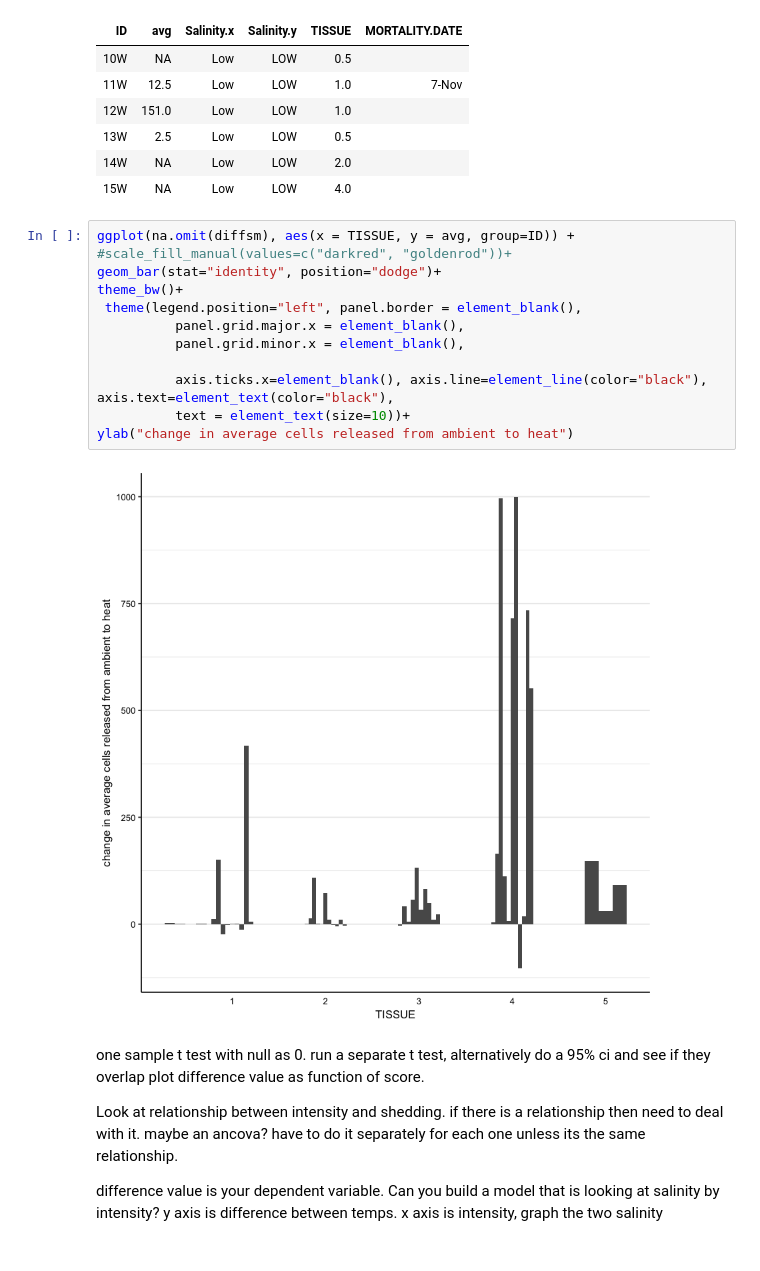
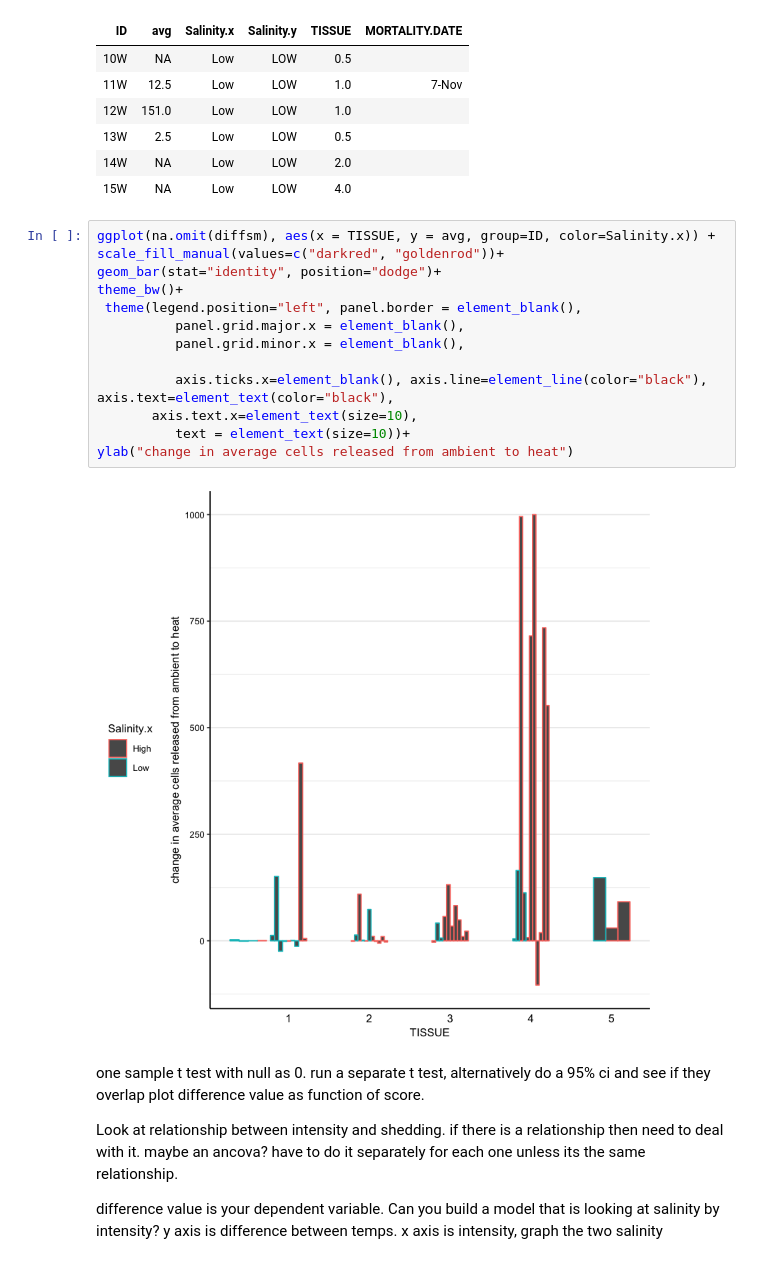
Before and after one commit to sagw/DE2019, a Jupyter notebook: Shed2019.ipynb, the cells around one changed output. Cells and saved outputs as stored; diff of their text form.

```diff
--- a/Shed2019.ipynb
+++ b/Shed2019.ipynb
@@ -261,19 +230,20 @@ head(diffsm)
 | 14W | NA | Low | LOW | 2.0 |  |
 | 15W | NA | Low | LOW | 4.0 |  |
 # %%
-ggplot(na.omit(diffsm), aes(x = TISSUE, y = avg, group=ID)) +
-#scale_fill_manual(values=c("darkred", "goldenrod"))+
+ggplot(na.omit(diffsm), aes(x = TISSUE, y = avg, group=ID, color=Salinity.x)) +
+scale_fill_manual(values=c("darkred", "goldenrod"))+
 geom_bar(stat="identity", position="dodge")+
 theme_bw()+
  theme(legend.position="left", panel.border = element_blank(),
           panel.grid.major.x = element_blank(),
           panel.grid.minor.x = element_blank(),
 
           axis.ticks.x=element_blank(), axis.line=element_line(color="black"), axis.text=element_text(color="black"),
+       axis.text.x=element_text(size=10),
           text = element_text(size=10))+
 ylab("change in average cells released from ambient to heat")
 # %% [output]
-[figure, old version]
+[figure, new version]
 # %% [markdown]
 one sample t test with null as 0.
 run a separate t test, alternatively do a 95% ci and see if they overlap
```
Also changed, not shown: parts of 40 cells of this notebook.
